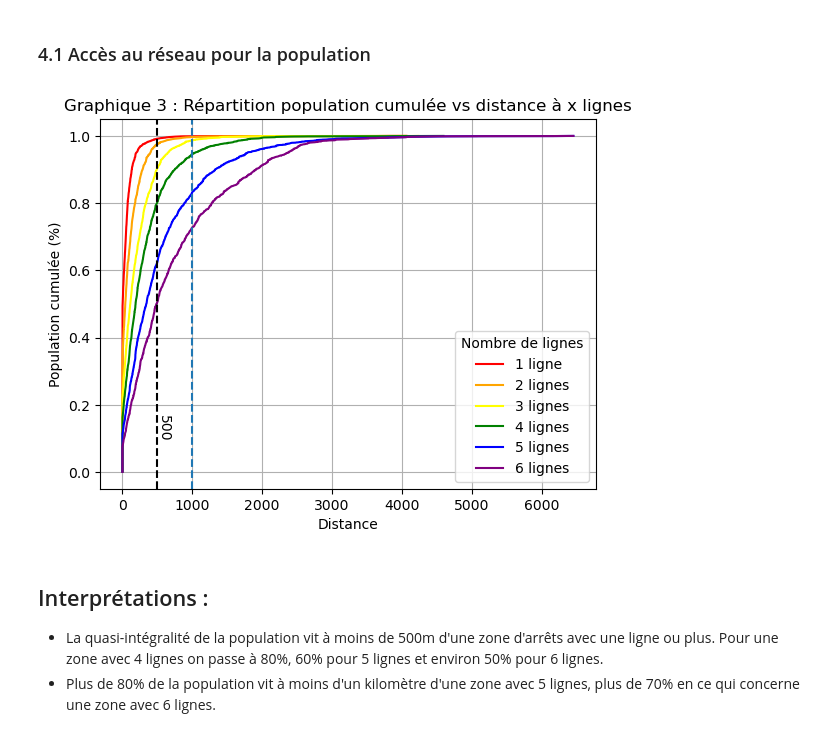
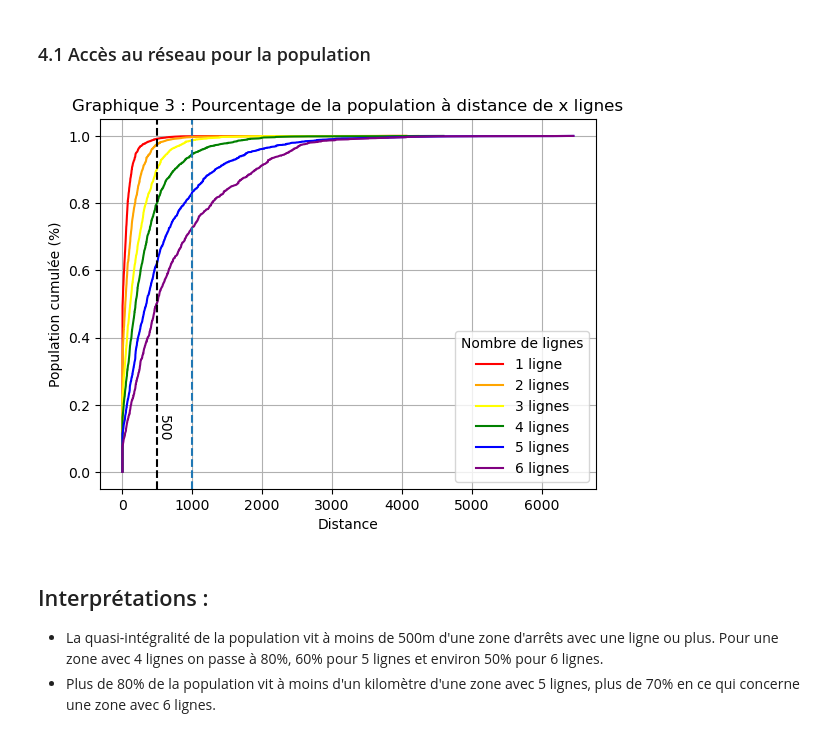
Before and after one commit to Florian-Guibelin/Marseille_transport_analysis, a Jupyter notebook: notebooks/02_analysis.ipynb, the cells around one changed output. Saved outputs shown, nothing was run; the diff lists cells and outputs as text; code cells hidden in the pictures.

```diff
--- a/notebooks/02_analysis.ipynb
+++ b/notebooks/02_analysis.ipynb
@@ -148,7 +149,15 @@ Interprétations :
 - La distance au Vieux Port correspond à une distribution normale, qui semble légèrement biaisée vers la gauche. Aucune valeur aberrante n'est détectée.
 # %%
 # Carte avec plusieurs couches présentant les carreaux détectés comme valeur aberrantes, ainsi que les zones d'arrêts
-m = folium.Map(vieux_port, zoom_start=12, tiles="cartodbpositron")
+m = folium.Map(vieux_port, zoom_start=12, tiles=None)
+
+folium.TileLayer(
+    tiles="https://server.arcgisonline.com/ArcGIS/rest/services/World_Street_Map/MapServer/tile/{z}/{y}/{x}",
+    attr="Tiles © Esri",
+    name="Esri World Street Map",
+    overlay=False,
+    control=True
+).add_to(m)
 
 # Pour toutes les pairs entre nombre de lignes et distance à partir de laquelle une valeur est jugée aberrante
 for i,j in zip(range(1,7), (500, 500, 1000, 1500, 2500, 3500)) :
@@ -240,7 +249,15 @@ Interprétations :
 # %%
 # Carte avec plusieurs couches présentant les carreaux détectés comme valeur aberrantes, ainsi que les zones d'arrêts
 
-m = folium.Map(vieux_port, zoom_start=12, tiles="cartodbpositron")
+m = folium.Map(vieux_port, zoom_start=12, tiles=None)
+
+folium.TileLayer(
+    tiles="https://server.arcgisonline.com/ArcGIS/rest/services/World_Street_Map/MapServer/tile/{z}/{y}/{x}",
+    attr="Tiles © Esri",
+    name="Esri World Street Map",
+    overlay=False,
+    control=True
+).add_to(m)
 
 # Pour chaque pair entre le périmètre considéré et le nombre de zones à l'intérieur détecté comme aberrant
 for i,j in zip(("inside", "100m", "200m"), (2, 5, 8)) :
@@ -349,7 +366,7 @@ for i, j in zip(col, noms) :
 
     # Couleurs de chaque carte
     if i == col[0] :
-        palette = cm.linear.OrRd_09
+        palette = cm.linear.PuRd_09
     elif i == col[1] :
         palette = cm.linear.Blues_09
     elif i == col[2] :
@@ -369,7 +386,18 @@ for i, j in zip(col, noms) :
     colormap.caption = j
 
     # Point de départ de la carte
-    m = folium.Map(location=vieux_port, zoom_start=12, tiles="cartodbpositron")
+    m = folium.Map(location=vieux_port, zoom_start=12, tiles=None)
+
+    folium.TileLayer(
+        tiles="https://server.arcgisonline.com/ArcGIS/rest/services/World_Street_Map/MapServer/tile/{z}/{y}/{x}",
+        attr="Tiles © Esri",
+        name="Esri World Street Map",
+        overlay=False,
+        control=True
+    ).add_to(m)
+
+    # Indication de l'emplacement du Vieux-Port
+    folium.Marker(location=vieux_port, popup = folium.Popup("Vieux-Port"), parse_html=True, max_width="100%").add_to(m)
 
     # Fonction permettant d'associer les couleurs aux cartes
     def style_function(feature, colname=i, cmap=colormap):
@@ -379,7 +407,7 @@ for i, j in zip(col, noms) :
             "fillColor": cmap(value) if value is not None else "#cccccc",
             "color": "black",
             "weight": 0.1,
-            "fillOpacity": 0.7
+            "fillOpacity": 0.8
         }
 
     # Création de la carte chloropèthe
@@ -485,35 +513,35 @@ for i,j in zip(range(1,7), couleurs) :
         k = ""
     else :
         k = "s"
 
     # Trier par distance
     df = gdf_carreaux.sort_values(f"dist_min_{i}_ligne{k}")
 
     # Population cumulée
     df["pop_cum"] = df["ind"].cumsum()
 
     # Pourcentage de la population cumulée
     df["pop_pct"] = df["pop_cum"] / df["ind"].sum()
 
     plt.plot(df[f"dist_min_{i}_ligne{k}"], df["pop_pct"], color = j, label = f"{i} ligne{k}")
 
 plt.xlabel("Distance")
 plt.ylabel("Population cumulée (%)")
-plt.title("Graphique 3 : Répartition population cumulée vs distance à x lignes")
+plt.title("Graphique 3 : Pourcentage de la population à distance de x lignes")
 
 # Ligne verticale à 500m
 plt.axvline(500, color = "black", linestyle = "--")
 plt.text(500,0.1,"500",rotation=270)
 
 # Ligne verticale à 1km
 plt.axvline(1000, linestyle = "--")
 
 plt.legend(title = "Nombre de lignes")
 plt.grid()
 
 plt.show()
 # %% [output]
-[figure, old version]
+[figure, new version]
 # %% [markdown]
 Interprétations :
 ---
```
Also changed, not shown: parts of 7 cells of this notebook, 13 other files.
